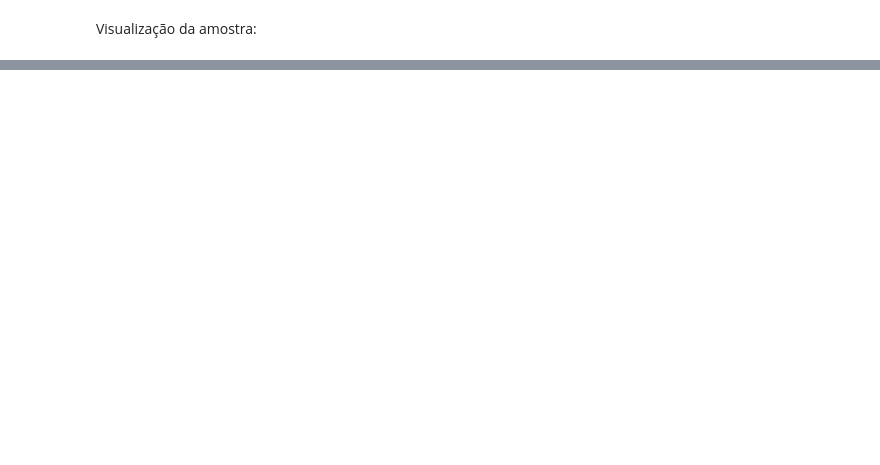
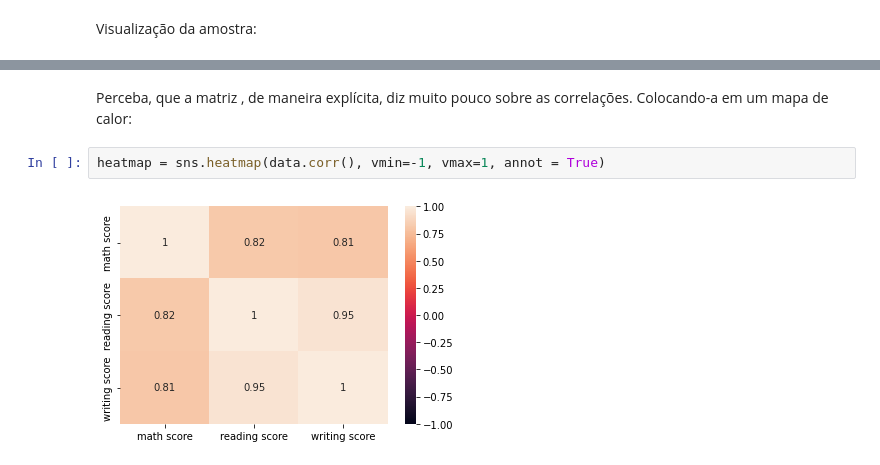
Before and after one commit to GabriellFelipe07/ExploratoryDataAnalysis_StudentsPerformance, a Jupyter notebook: Students_Performace_in_Exams.ipynb, the cells around one changed output, grey strips where cells are left out. Drawn from its saved outputs; the diff is of its cells as text; blank space fills up the shorter version.

```diff
--- a/Students_Performace_in_Exams.ipynb
+++ b/Students_Performace_in_Exams.ipynb
@@ -139,0 +253,6 @@ plt.xlabel('Data')
+# %% [markdown]
+Perceba, que a matriz , de maneira explícita, diz muito pouco sobre as correlações. Colocando-a em um mapa de calor:
+# %%
+heatmap = sns.heatmap(data.corr(), vmin=-1, vmax=1, annot = True)
+# %% [output]
+[figure, added]
```
Also changed, not shown: parts of 42 cells of this notebook.
